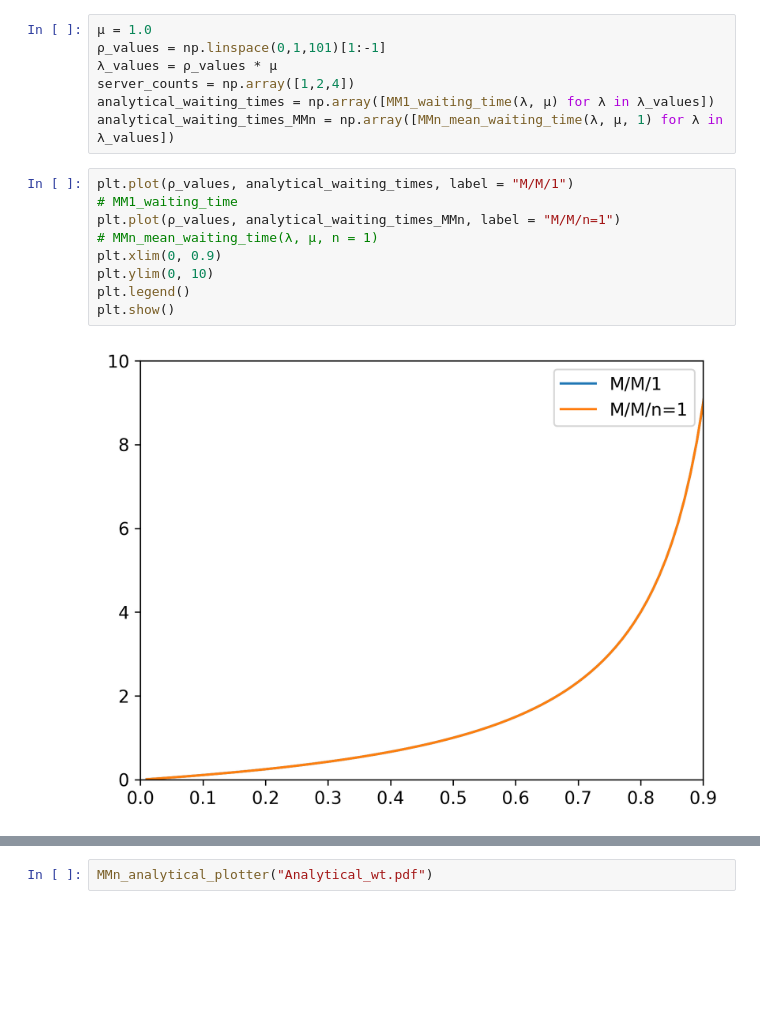
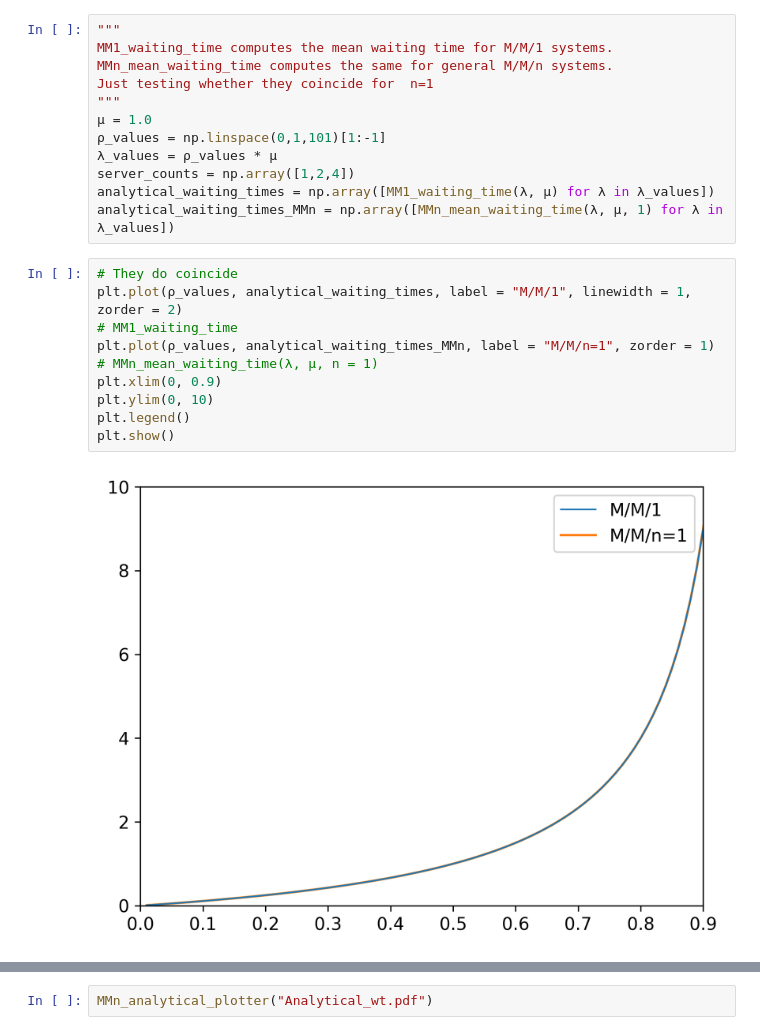
Before and after one commit to loonatick-src/stochastic-sim-2, a Jupyter notebook: analytical_plots.ipynb, the cells around one changed output, grey strips where cells are left out. Cells and saved outputs as stored; diff of their text form; blank space fills up the shorter version.

Commit message:
Annotate analytical plots notebook, run again

```diff
--- a/analytical_plots.ipynb
+++ b/analytical_plots.ipynb
@@ -15,6 +20,11 @@ PLOTDIR = "plots"
 def plot_savepath(filename):
     return PLOTDIR + f"/{filename}"
 # %%
+"""
+MM1_waiting_time computes the mean waiting time for M/M/1 systems.
+MMn_mean_waiting_time computes the same for general M/M/n systems.
+Just testing whether they coincide for  n=1
+"""
 μ = 1.0
 ρ_values = np.linspace(0,1,101)[1:-1]
 λ_values = ρ_values * μ
@@ -22,15 +32,16 @@ server_counts = np.array([1,2,4])
 analytical_waiting_times = np.array([MM1_waiting_time(λ, μ) for λ in λ_values])
 analytical_waiting_times_MMn = np.array([MMn_mean_waiting_time(λ, μ, 1) for λ in λ_values])
 # %%
-plt.plot(ρ_values, analytical_waiting_times, label = "M/M/1")
+# They do coincide
+plt.plot(ρ_values, analytical_waiting_times, label = "M/M/1", linewidth = 1, zorder = 2)
 # MM1_waiting_time
-plt.plot(ρ_values, analytical_waiting_times_MMn, label = "M/M/n=1")
+plt.plot(ρ_values, analytical_waiting_times_MMn, label = "M/M/n=1", zorder = 1)
 # MMn_mean_waiting_time(λ, μ, n = 1)
 plt.xlim(0, 0.9)
 plt.ylim(0, 10)
 plt.legend()
 plt.show()
 # %% [output]
-[figure, old version]
+[figure, new version]
 # %%
 def MMn_analytical_plotter(title):
```
Also changed, not shown: parts of 8 cells of this notebook, 4 other files.
